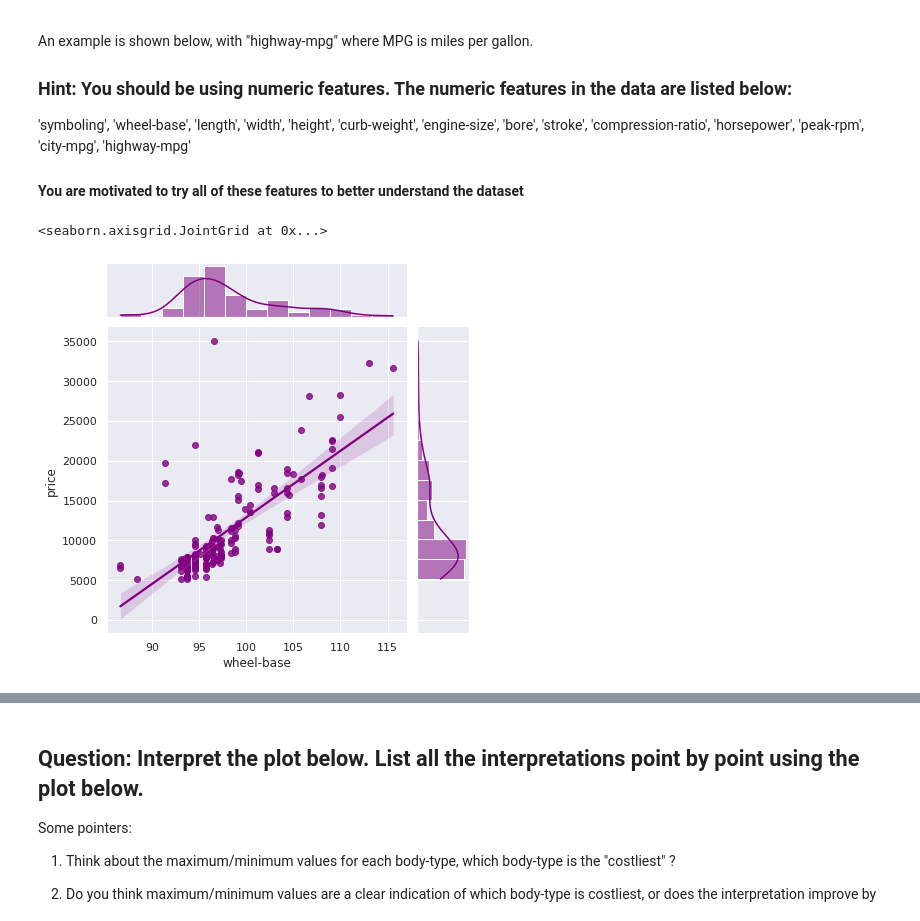
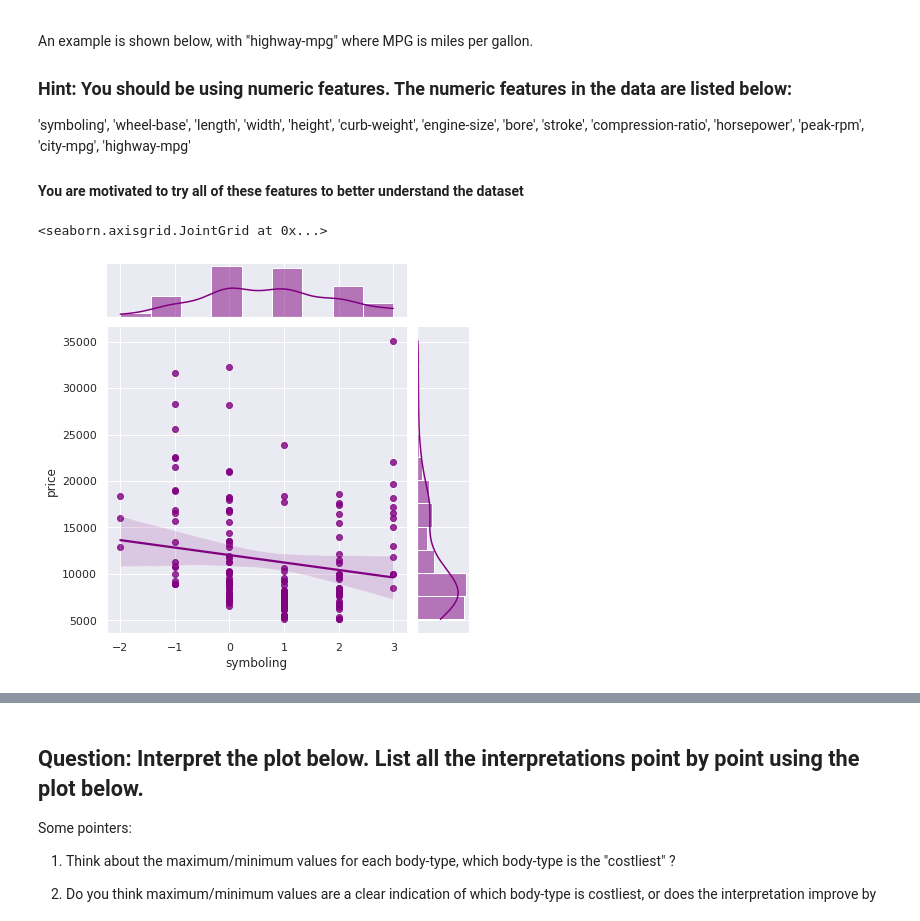
Before and after one commit to SaisaranyaB/FMML_COURSE_ASSIGNMENT, a Jupyter notebook: Mod2_Lab1.ipynb, the cells around one changed output, grey strips where cells are left out. Saved outputs shown, nothing was run; the diff lists cells and outputs as text; code cells hidden in the pictures.

```diff
--- a/Mod2_Lab1.ipynb
+++ b/Mod2_Lab1.ipynb
@@ -161,13 +161,13 @@ An example is shown below, with "highway-mpg" where MPG is miles per gallon.
 # %%
 ############################
 ### CHANGE THE CODE HERE ###
 
-feature = "wheel-base"
+feature = "symboling"
 
 ############################
 
 
 sns.jointplot(x=pd.to_numeric(X[feature]), y = y, kind="reg", color = 'purple')
 # %% [output]
 <seaborn.axisgrid.JointGrid at 0x...>
-[figure, old version]
+[figure, new version]
```
Also changed, not shown: parts of 10 cells of this notebook.
